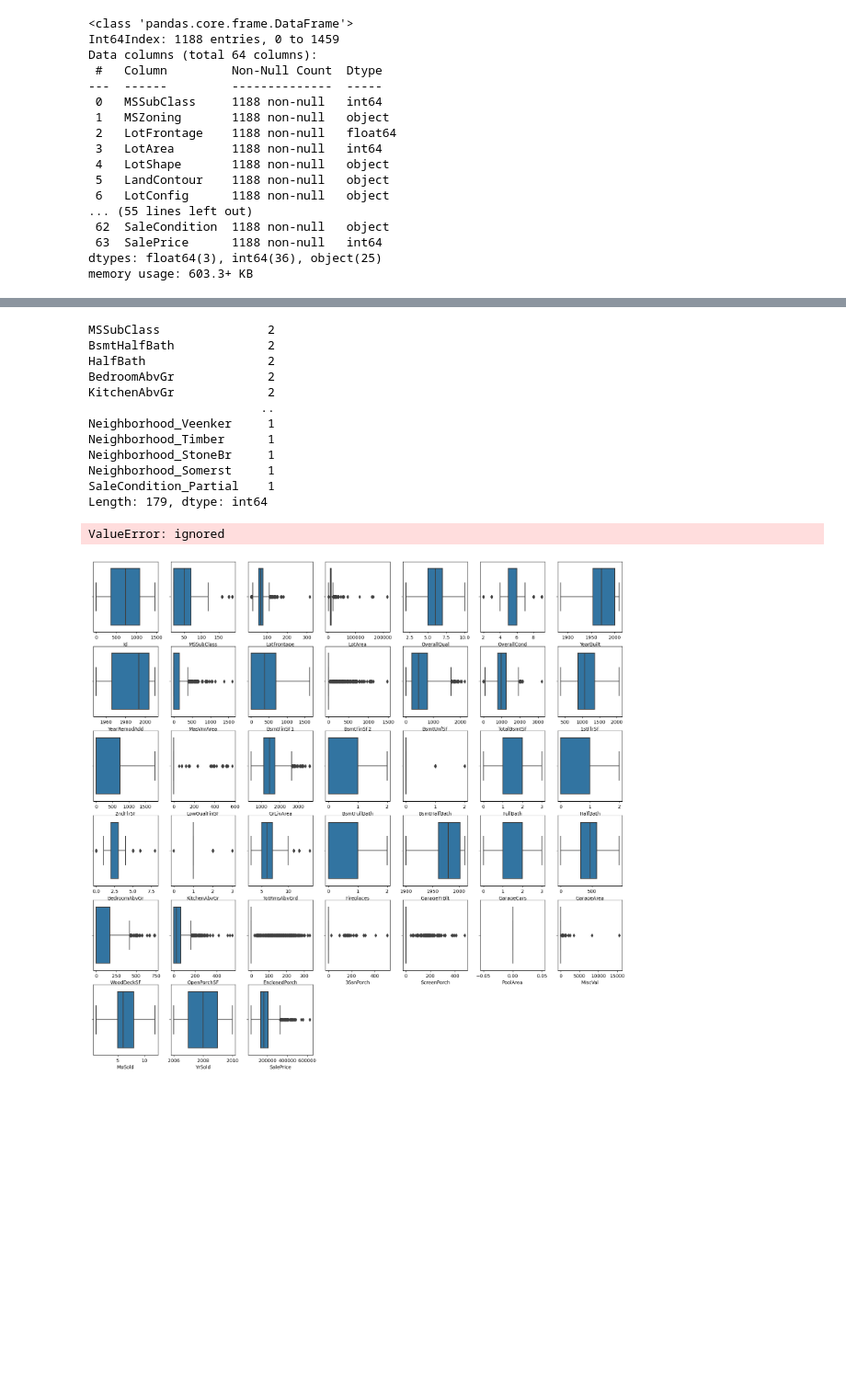
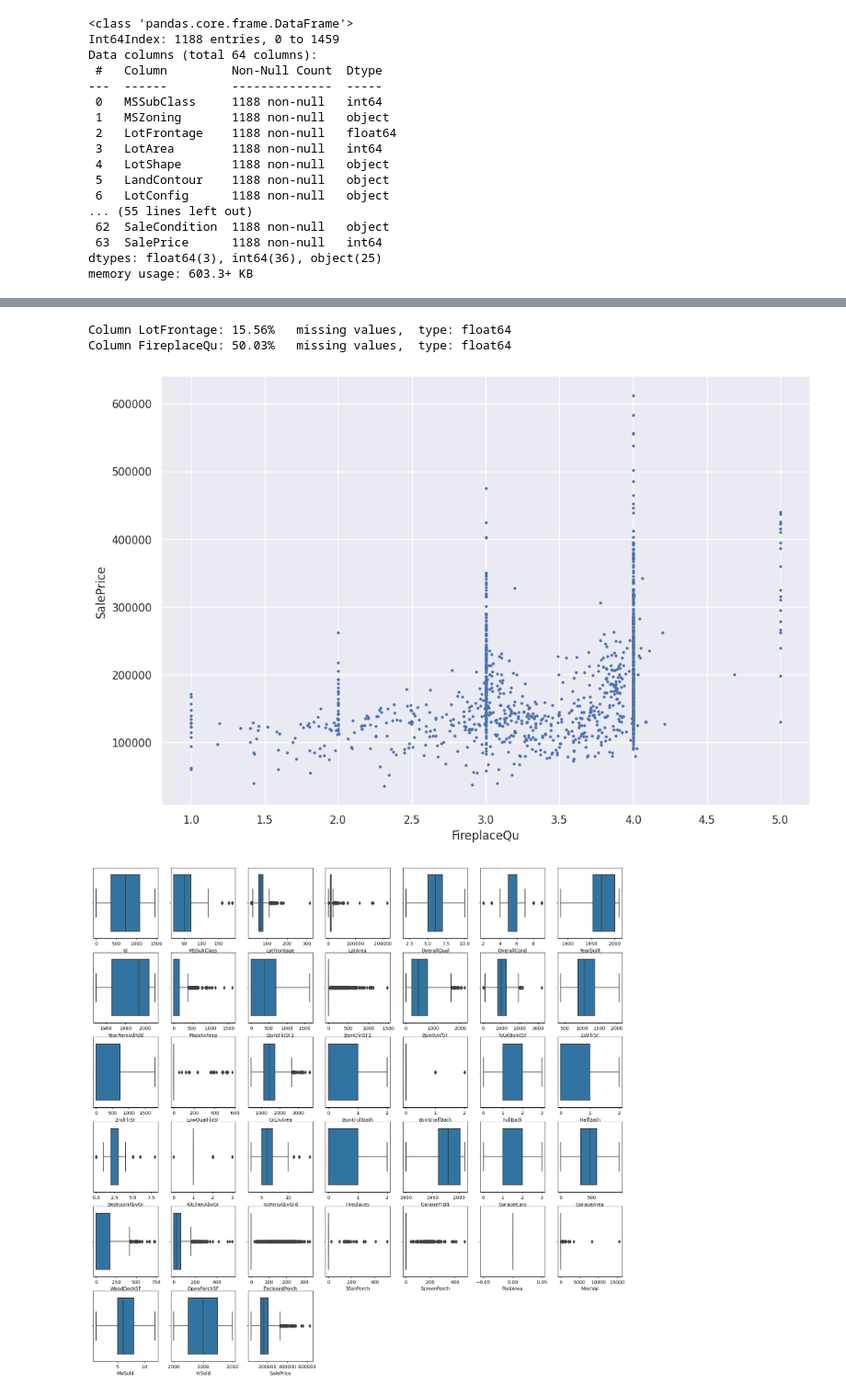
Before and after one commit to rybinsky/1c_task, a Jupyter notebook: version2.ipynb, the cells around one changed output, grey strips where cells are left out. Shown at 92% size. Saved outputs shown, nothing was run; the diff lists cells and outputs as text; code cells hidden in the pictures; blank space fills up the shorter version.

Commit message:
nan test

```diff
--- a/version2.ipynb
+++ b/version2.ipynb
@@ -614,7 +610,7 @@ numeric_subset = train_df.select_dtypes('number')
 
 categorical_subset = train_df.select_dtypes('object')
 # One-hot
-categorical_subset = one_hot_encoder(train_df, categorical_columns)
+categorical_subset = pd.get_dummies(categorical_subset, drop_first = True)
 
 train_df = pd.concat([numeric_subset, categorical_subset], axis = 1)
 # %%
@@ -629,7 +625,7 @@ numeric_subset = test_df.select_dtypes('number')
 
 categorical_subset = test_df.select_dtypes('object')
 # One-hot
-categorical_subset = one_hot_encoder(test_df, categorical_columns)
+categorical_subset = pd.get_dummies(categorical_subset, drop_first = True)
 
 test_df = pd.concat([numeric_subset, categorical_subset], axis = 1)
 # %%
@@ -666,26 +662,22 @@ def drop_different_columns(df1, df2, target_col):
     return df1, df2
 # %%
 train_df, test_df = drop_different_columns(train_df, test_df, target_col = 'SalePrice')
-# %%
-train_df.columns.value_counts()
-# %% [output]
-MSSubClass               2
-BsmtHalfBath             2
-HalfBath                 2
-BedroomAbvGr             2
-KitchenAbvGr             2
-                        ..
-Neighborhood_Veenker     1
-Neighborhood_Timber      1
-Neighborhood_StoneBr     1
-Neighborhood_Somerst     1
-SaleCondition_Partial    1
-Length: 179, dtype: int64
 # %%
 FireplaceQuNans_train = smart_filling_missing(train_df, 'FireplaceQu')
 train_df.loc[train_df.FireplaceQu.isna(), ['FireplaceQu']] = FireplaceQuNans_train
-# %% [output]
-ValueError: ignored
+# %%
+print_missing_percent(df = test_df, threshold = 10);
+# %% [output]
+Column LotFrontage: 15.56%   missing values,  type: float64
+Column FireplaceQu: 50.03%   missing values,  type: float64
+# %%
+plt.figure(figsize = (12, 8))
+plt.scatter(train_df["FireplaceQu"], train_df.SalePrice, s = 4)
+plt.xlabel('FireplaceQu')
+plt.ylabel('SalePrice')
+plt.show()
+# %% [output]
+[figure, added]
 # %%
 plt.figure(figsize = (20, 22))
 for i, col in enumerate(continuous_columns):
```
Also changed, not shown: parts of 2 cells of this notebook.
